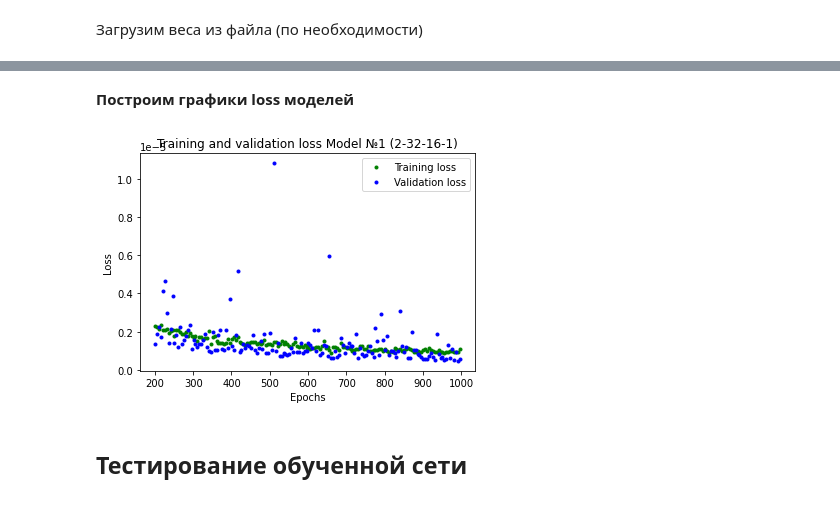
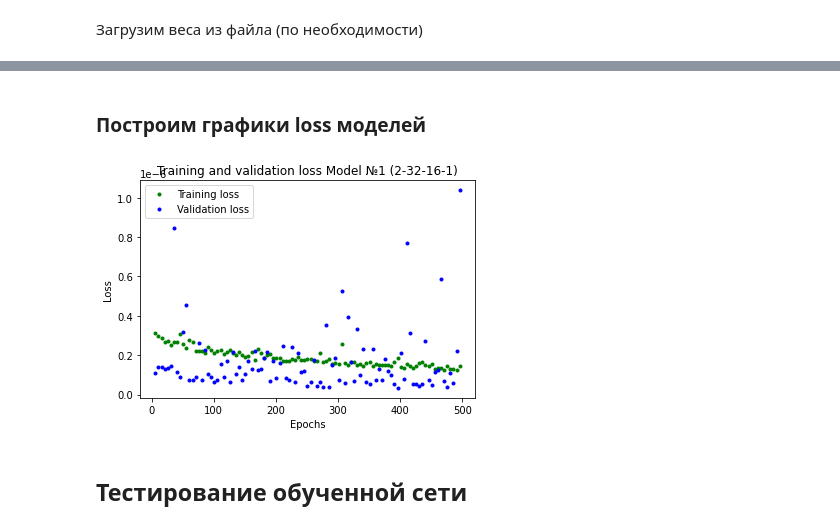
Before and after one commit to Larionov-Semyon/mosfet, a Jupyter notebook: model_5_params/mos_nn_v2.ipynb, the cells around one changed output, grey strips where cells are left out. Drawn from its saved outputs; the diff is of its cells as text; code cells hidden in the pictures.

```diff
--- a/model_5_params/mos_nn_v2.ipynb
+++ b/model_5_params/mos_nn_v2.ipynb
@@ -190,7 +189,7 @@ _________________________________________________________________
 t1 = time.perf_counter()
 
 history_1 = model.fit(X_train, y_train,
-                      epochs=1000,
+                      epochs=500,
                       validation_data=(X_test, y_test),
                       batch_size=128,
                       shuffle=True,
@@ -267,23 +257,23 @@ model_16_8_4.save("model_16_8_4.h5") # save weights
 # %%
 model_16_8_4.load_weights("model_16_8_4.h5") # load weights
 # %% [markdown]
-**Построим графики loss моделей**
+### **Построим графики loss моделей**
 # %%
 import matplotlib.pyplot as plt
 %matplotlib inline
 # %%
 # Exclude the first few epochs so the graph is easier to read
 loss = history_1.history['loss']
 val_loss = history_1.history['val_loss']
 epochs = range(1, len(loss) + 1)
-SKIP = 200
+SKIP = 5
 # SKIP = 0
 plt.plot(epochs[SKIP::5], loss[SKIP::5], 'g.', label='Training loss')
 plt.plot(epochs[SKIP::5], val_loss[SKIP::5], 'b.', label='Validation loss')
 plt.title('Training and validation loss Model №1 (2-32-16-1)')
 plt.xlabel('Epochs')
 plt.ylabel('Loss')
 plt.legend()
 plt.show()
 # %% [output]
-[figure, old version]
+[figure, new version]
```
Also changed, not shown: parts of 43 cells of this notebook, 12 other files.
